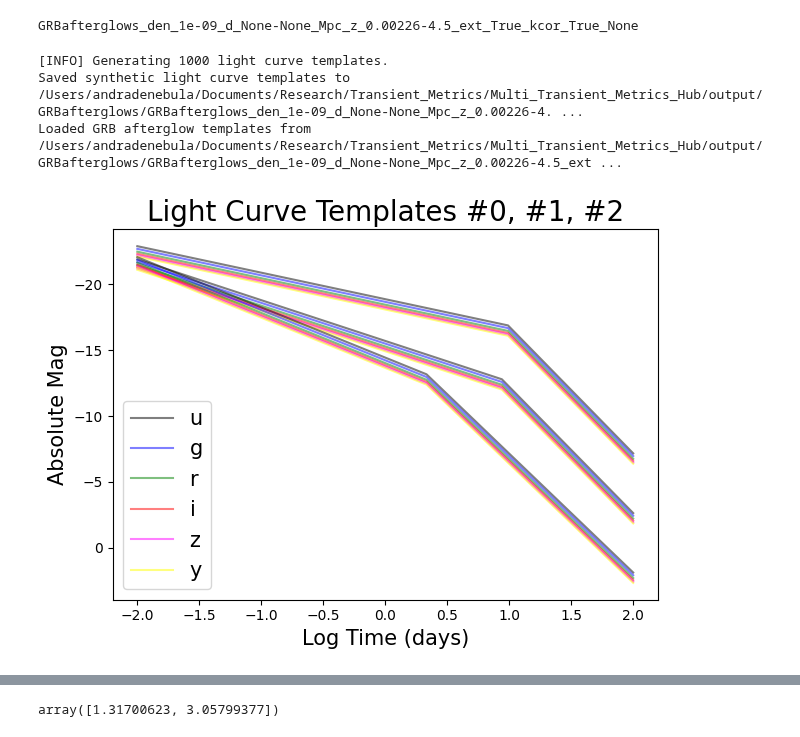
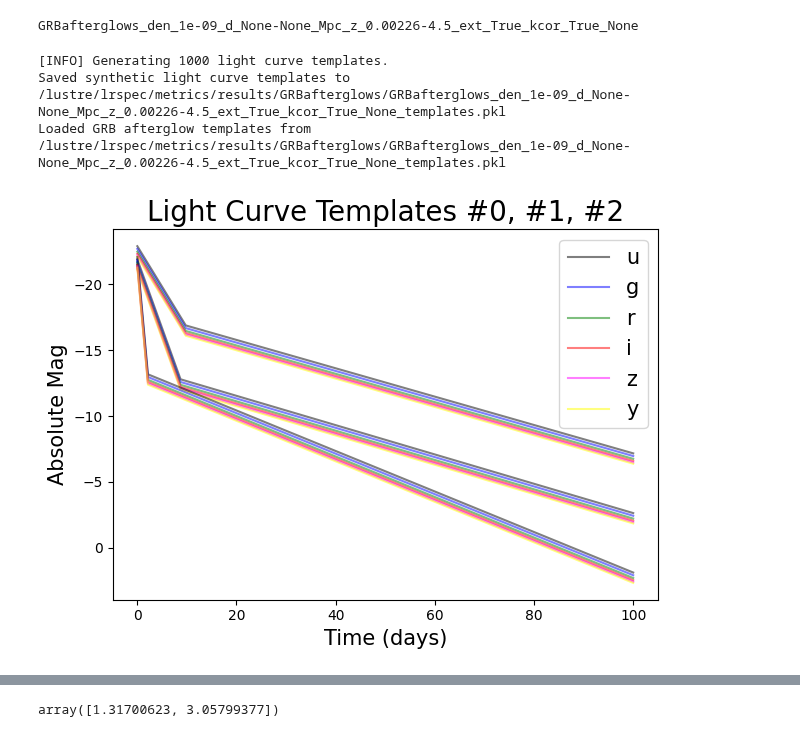
Before and after one commit to andra104/Multi_Transient_Metrics_Hub, a Jupyter notebook: GRBafterglows/run_metrics.ipynb, the cells around one changed output, grey strips where cells are left out. Drawn from its saved outputs; the diff is of its cells as text; code cells hidden in the pictures.

```diff
--- a/GRBafterglows/run_metrics.ipynb
+++ b/GRBafterglows/run_metrics.ipynb
@@ -11,7 +11,7 @@ from astropy.cosmology import Planck18 as cosmo
 import ast
 # %%
 # --- User toggle ---
-Cristina = True
+Cristina = False
 Shar = not Cristina
 
 # --- System Configurations ---
@@ -130,13 +130,13 @@ shared_lc_model = shared_utils.load_or_generate_templates(metric.LC,
 )
 # %% [output]
 [INFO] Generating 1000 light curve templates.
-Saved synthetic light curve templates to /Users/andradenebula/Documents/Research/Transient_Metrics/Multi_Transient_Metrics_Hub/output/GRBafterglows/GRBafterglows_den_1e-09_d_None-None_Mpc_z_0.00226-4. ...
-Loaded GRB afterglow templates from /Users/andradenebula/Documents/Research/Transient_Metrics/Multi_Transient_Metrics_Hub/output/GRBafterglows/GRBafterglows_den_1e-09_d_None-None_Mpc_z_0.00226-4.5_ext ...
+Saved synthetic light curve templates to /lustre/lrspec/metrics/results/GRBafterglows/GRBafterglows_den_1e-09_d_None-None_Mpc_z_0.00226-4.5_ext_True_kcor_True_None_templates.pkl
+Loaded GRB afterglow templates from /lustre/lrspec/metrics/results/GRBafterglows/GRBafterglows_den_1e-09_d_None-None_Mpc_z_0.00226-4.5_ext_True_kcor_True_None_templates.pkl
 # %%
 #plot light curves from pkl file if desired
-shared_utils.plot_template_lcs(templates_file, num=3, use_log_time=True, plot_overlap=True)
+shared_utils.plot_template_lcs(templates_file, num=3, use_log_time=False, plot_overlap=True)
 # %% [output]
-[figure, old version]
+[figure, new version]
 # %%
 # Load or generate population slicer
 slicer = shared_utils.load_or_generate_population(use_extinction=use_extinction,
```
Also changed, not shown: parts of 3 cells of this notebook, 2 other files.
